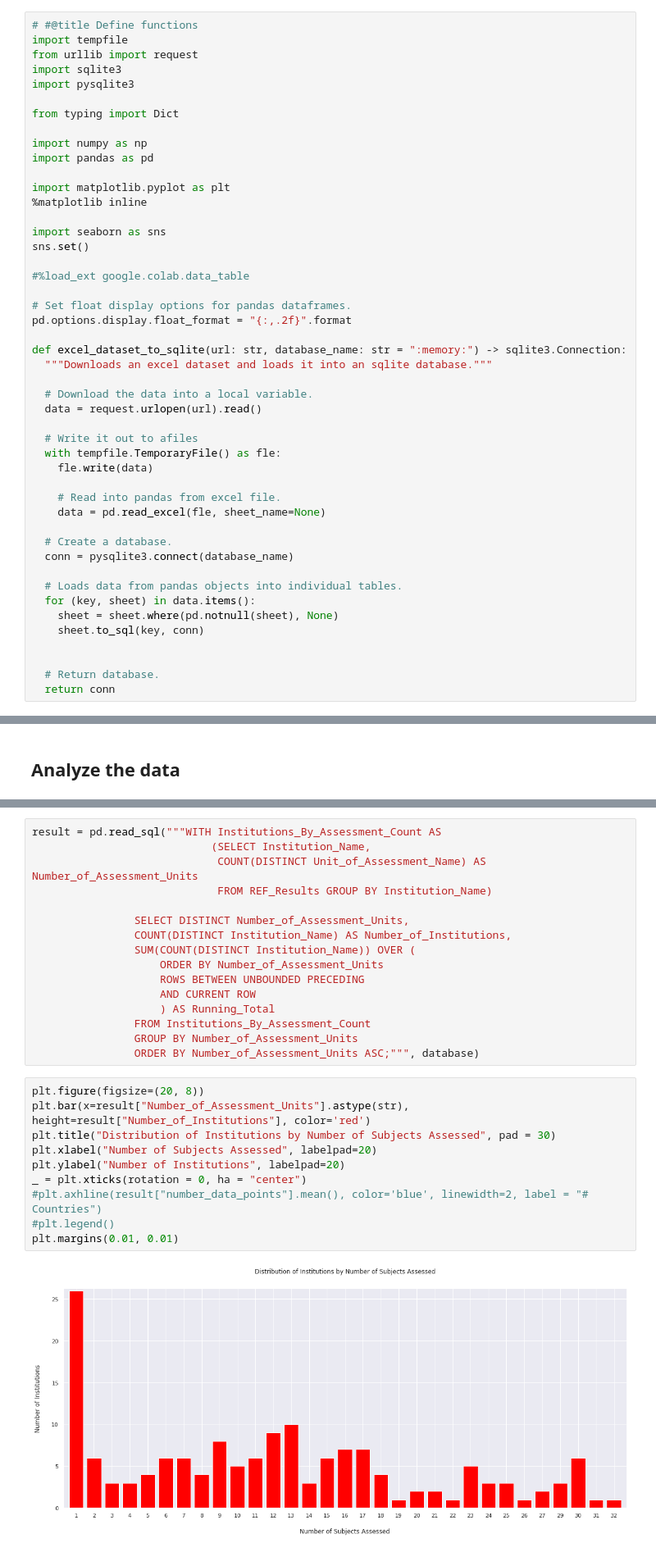
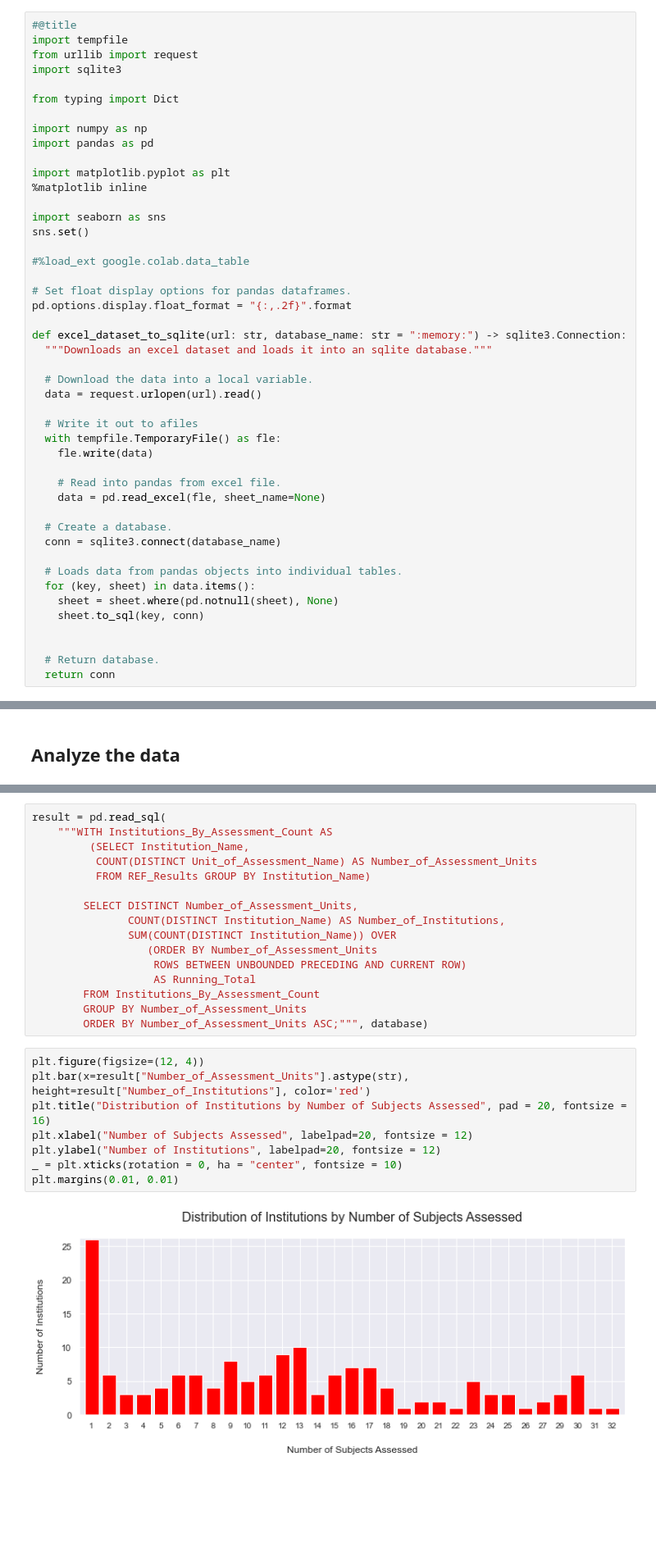
Before and after one commit to mmccrechowicz/mmccrechowicz.github.io, a Jupyter notebook: content/posts/UK_REF_2014.ipynb, the cells around one changed output, grey strips where cells are left out. Shown: that part at 82% size. Cells and saved outputs as stored; diff of their text form; blank space fills up the shorter version.

```diff
--- a/content/posts/UK_REF_2014.ipynb
+++ b/content/posts/UK_REF_2014.ipynb
@@ -9,11 +20,10 @@
 # %% [markdown]
 ### Define functions
 # %%
-# #@title Define functions
+#@title
 import tempfile
 from urllib import request
 import sqlite3
-import pysqlite3
 
 from typing import Dict
 
@@ -45,7 +55,7 @@ def excel_dataset_to_sqlite(url: str, database_name: str = ":memory:") -> sqlite
     data = pd.read_excel(fle, sheet_name=None)
 
   # Create a database.
-  conn = pysqlite3.connect(database_name)
+  conn = sqlite3.connect(database_name)
 
   # Loads data from pandas objects into individual tables.
   for (key, sheet) in data.items():
@@ -184,31 +188,29 @@ We can look at the distribution of universities based on the number of subjects
 # %%
-result = pd.read_sql("""WITH Institutions_By_Assessment_Count AS
-                            (SELECT Institution_Name,
-                             COUNT(DISTINCT Unit_of_Assessment_Name) AS Number_of_Assessment_Units
-                             FROM REF_Results GROUP BY Institution_Name)
+result = pd.read_sql(
+    """WITH Institutions_By_Assessment_Count AS
+         (SELECT Institution_Name,
+          COUNT(DISTINCT Unit_of_Assessment_Name) AS Number_of_Assessment_Units
+          FROM REF_Results GROUP BY Institution_Name)
 
-                SELECT DISTINCT Number_of_Assessment_Units,
-                COUNT(DISTINCT Institution_Name) AS Number_of_Institutions,
-                SUM(COUNT(DISTINCT Institution_Name)) OVER (
-                    ORDER BY Number_of_Assessment_Units
-                    ROWS BETWEEN UNBOUNDED PRECEDING
-                    AND CURRENT ROW
-                    ) AS Running_Total
-                FROM Institutions_By_Assessment_Count
-                GROUP BY Number_of_Assessment_Units
-                ORDER BY Number_of_Assessment_Units ASC;""", database)
+        SELECT DISTINCT Number_of_Assessment_Units,
+               COUNT(DISTINCT Institution_Name) AS Number_of_Institutions,
+               SUM(COUNT(DISTINCT Institution_Name)) OVER
+                  (ORDER BY Number_of_Assessment_Units
+                   ROWS BETWEEN UNBOUNDED PRECEDING AND CURRENT ROW)
+                   AS Running_Total
+        FROM Institutions_By_Assessment_Count
+        GROUP BY Number_of_Assessment_Units
+        ORDER BY Number_of_Assessment_Units ASC;""", database)
 # %%
-plt.figure(figsize=(20, 8))
+plt.figure(figsize=(12, 4))
 plt.bar(x=result["Number_of_Assessment_Units"].astype(str), height=result["Number_of_Institutions"], color='red')
-plt.title("Distribution of Institutions by Number of Subjects Assessed", pad = 30)
-plt.xlabel("Number of Subjects Assessed", labelpad=20)
-plt.ylabel("Number of Institutions", labelpad=20)
-_ = plt.xticks(rotation = 0, ha = "center")
-#plt.axhline(result["number_data_points"].mean(), color='blue', linewidth=2, label = "# Countries")
-#plt.legend()
+plt.title("Distribution of Institutions by Number of Subjects Assessed", pad = 20, fontsize = 16)
+plt.xlabel("Number of Subjects Assessed", labelpad=20, fontsize = 12)
+plt.ylabel("Number of Institutions", labelpad=20, fontsize = 12)
+_ = plt.xticks(rotation = 0, ha = "center", fontsize = 10)
 plt.margins(0.01, 0.01)
 # %% [output]
-[figure, old version]
+[figure, new version]
 # %% [markdown]
 ### And which subjects are the most common among the universities assessed?
 # %%
```
Also changed, not shown: parts of 39 cells of this notebook, 24 other files.
